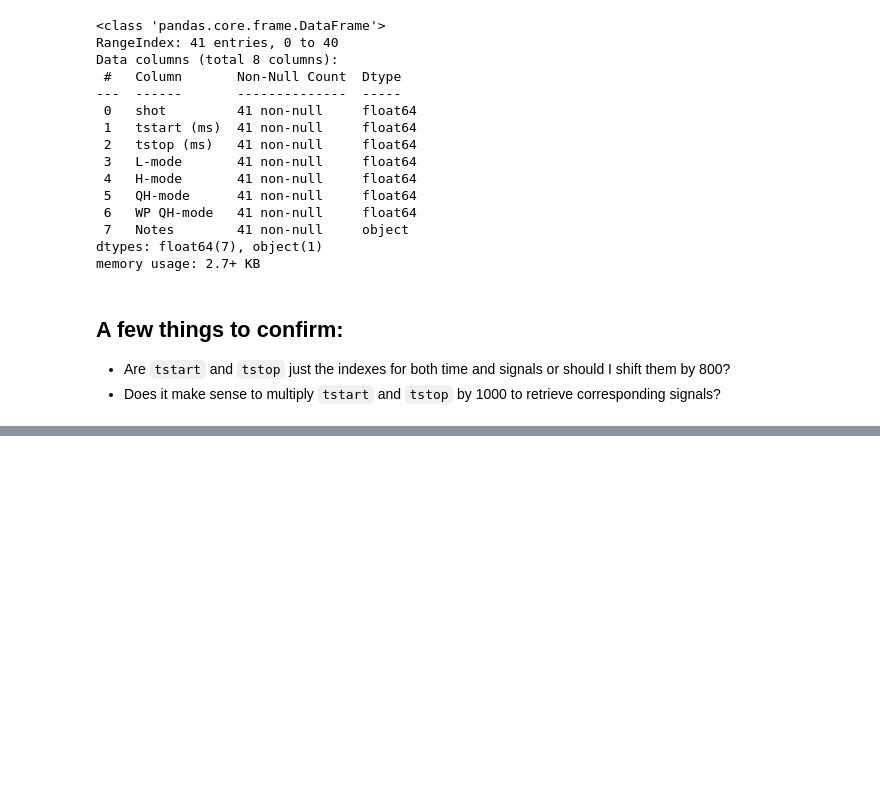
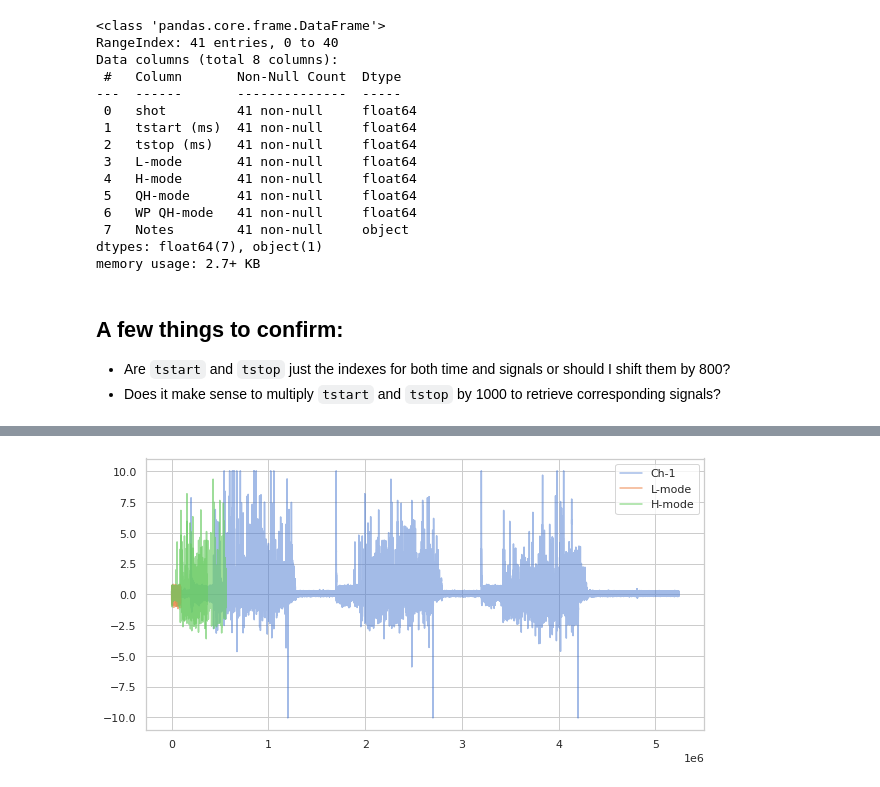
Before and after one commit to PlasmaControl/bes-edgeml-models, a Jupyter notebook: turbulence_regime_classification/notebooks/eda.ipynb, the cells around one changed output, grey strips where cells are left out. Drawn from its saved outputs; the diff is of its cells as text; code cells hidden in the pictures; blank space fills up the shorter version.

```diff
--- a/turbulence_regime_classification/notebooks/eda.ipynb
+++ b/turbulence_regime_classification/notebooks/eda.ipynb
@@ -119 +139,39 @@ None
 5 rows × 66 columns
+# %%
+def get_start_stop(tstart:float, tstop:float, time:np.ndarray):
+    return np.where(time == tstart)[0][0], np.where(time == tstop)[0][0]
+# %%
+f = h5py.File(f'{base_path}/data/bes_signals_149992.hdf5')
+ch_1_signal = np.array(f['signals']).transpose()[:, 0]
+time = np.array(f['time'])
+
+# l-mode
+tstart_l1 = 2540.0
+tstop_l1 = 2635.0
+start_l1, stop_l1 = get_start_stop(tstart_l1, tstop_l1, time)
+
+# h-mode
+tstart_h1 = 2638.0
+tstop_h1 = 3200.0
+start_h1, stop_h1 = get_start_stop(tstart_h1, tstop_h1, time)
+
+# l-mode
+tstart_l2 = 4038.0
+tstop_l2 = 4125.0
+start_l2, stop_l2 = get_start_stop(tstart_l2, tstop_l2, time)
+
+# h-mode
+tstart_h2 = 4136.0
+tstop_h2 = 4500.0
+start_h2, stop_h2 = get_start_stop(tstart_h2, tstop_h2, time)
+
+fig, ax = plt.subplots(figsize=(10, 5))
+ax.plot(ch_1_signal, color=colors[0], label='Ch-1', alpha=0.5)
+ax.plot(ch_1_signal[start_l1:stop_l1], color=colors[1], label='L-mode', alpha=0.65)
+ax.plot(ch_1_signal[start_h1:stop_h1], color=colors[2], label='H-mode', alpha=0.65)
+ax.plot(ch_1_signal[start_l2:stop_l2], color=colors[1], alpha=0.65)
+ax.plot(ch_1_signal[start_h2:stop_h2], color=colors[2], alpha=0.65)
+ax.legend()
+plt.show()
+# %% [output]
+[figure, added]
```
Also changed, not shown: parts of 6 cells of this notebook.
